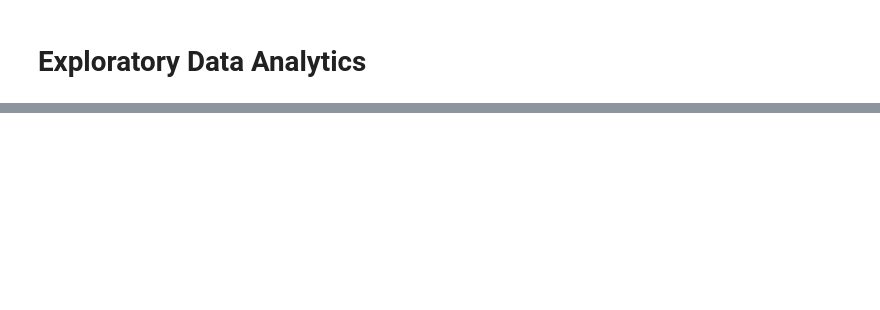
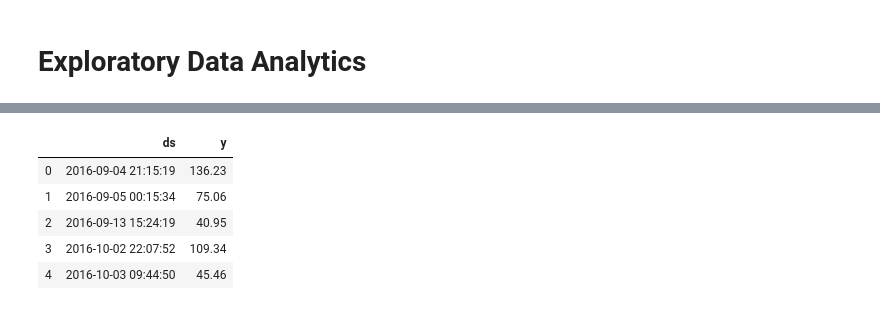
Before and after one commit to alireza-alizadegan/e-commerce-Sales, a Jupyter notebook: Sales Forecast.ipynb, the cells around one changed output, grey strips where cells are left out. Saved outputs shown, nothing was run; the diff lists cells and outputs as text; code cells hidden in the pictures; blank space fills up the shorter version.

```diff
--- a/Sales Forecast.ipynb
+++ b/Sales Forecast.ipynb
@@ -64,5 +154,13 @@ payments_orders_df.groupby('order_purchase_timestamp')['payment_value'].sum()
 # %%
 time_payment_df = pd.DataFrame(payments_orders_df.groupby('order_purchase_timestamp')['payment_value'].sum())
 time_payment_df.reset_index(inplace=True)
+time_payment_df.columns = ['ds', 'y']
 time_payment_df.head()
+# %% [output]
+|  | ds | y |
+| 0 | 2016-09-04 21:15:19 | 136.23 |
+| 1 | 2016-09-05 00:15:34 | 75.06 |
+| 2 | 2016-09-13 15:24:19 | 40.95 |
+| 3 | 2016-10-02 22:07:52 | 109.34 |
+| 4 | 2016-10-03 09:44:50 | 45.46 |
 # %%
```
Also changed, not shown: parts of 22 cells of this notebook, 5 other files.
